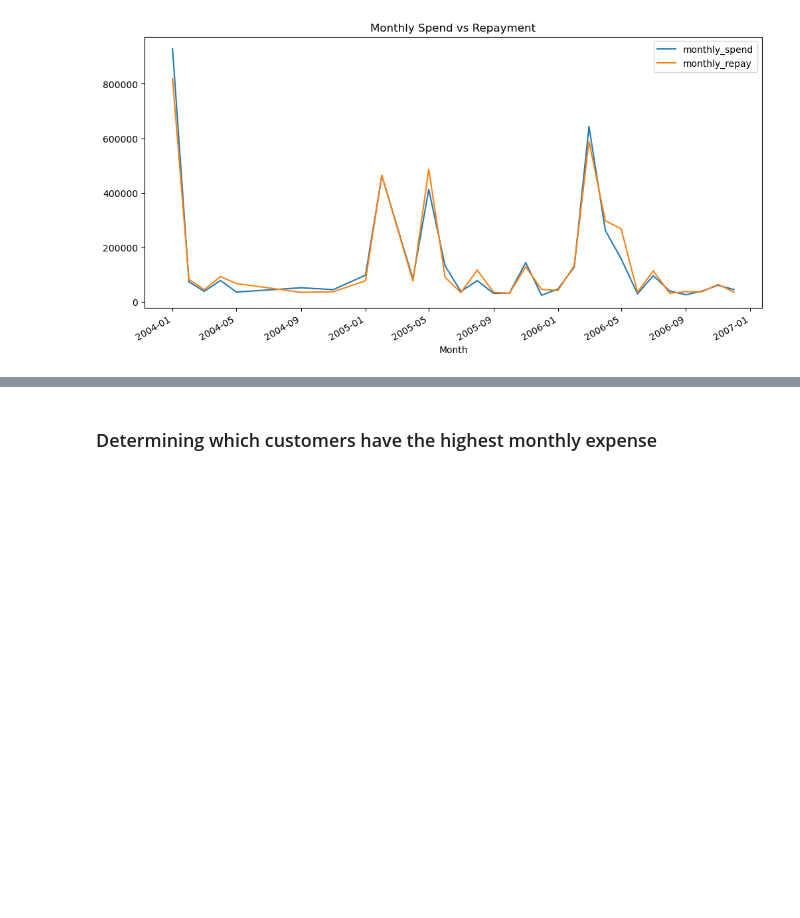
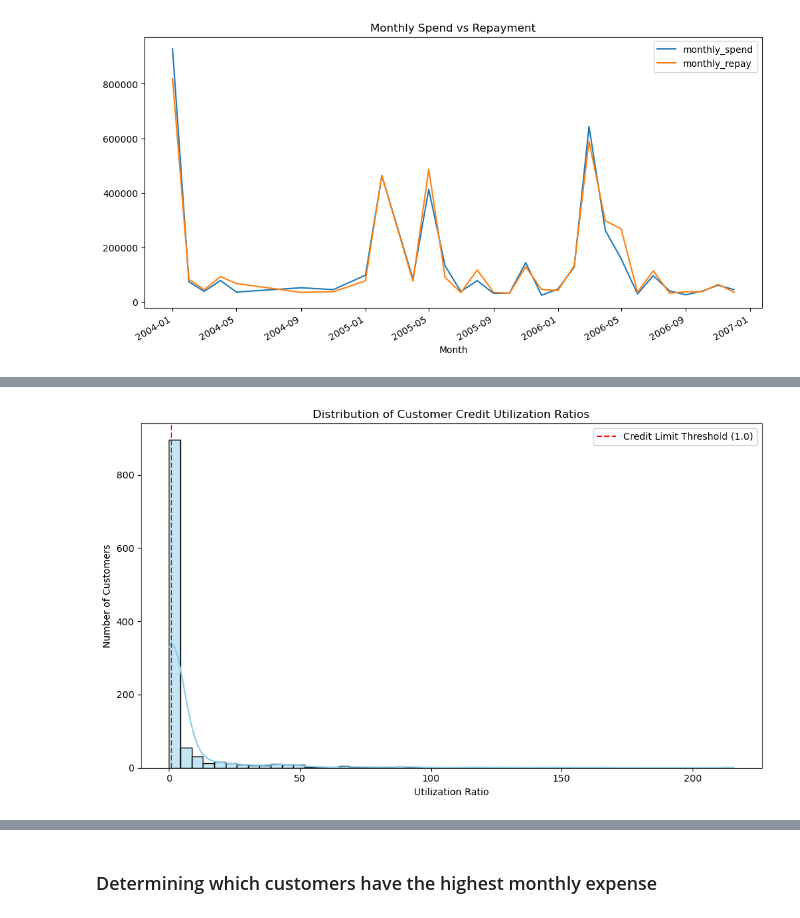
Before and after one commit to SamJcloud/Credit-Card-Analysis, a Jupyter notebook: Credit_Card_Analysis.ipynb, the cells around one changed output, grey strips where cells are left out. Saved outputs shown, nothing was run; the diff lists cells and outputs as text; code cells hidden in the pictures; blank space fills up the shorter version.

```diff
--- a/Credit_Card_Analysis.ipynb
+++ b/Credit_Card_Analysis.ipynb
@@ -296,2 +311,15 @@ Text(0.5, 1.0, 'Distribution of Credit Utilization Ratios')
+# %%
+
+plt.figure(figsize=(10, 6))
+sns.histplot(behavior_df['utilization_ratio'], kde=True, bins=50, color='skyblue')
+plt.axvline(1.0, color='red', linestyle='--', label='Credit Limit Threshold (1.0)')
+plt.title('Distribution of Customer Credit Utilization Ratios')
+plt.xlabel('Utilization Ratio')
+plt.ylabel('Number of Customers')
+plt.legend()
+plt.tight_layout()
+plt.show()
+# %% [output]
+[figure, added]
 # %% [markdown]
 Highly Skewed Distribution
```
Also changed, not shown: parts of 20 cells of this notebook.
